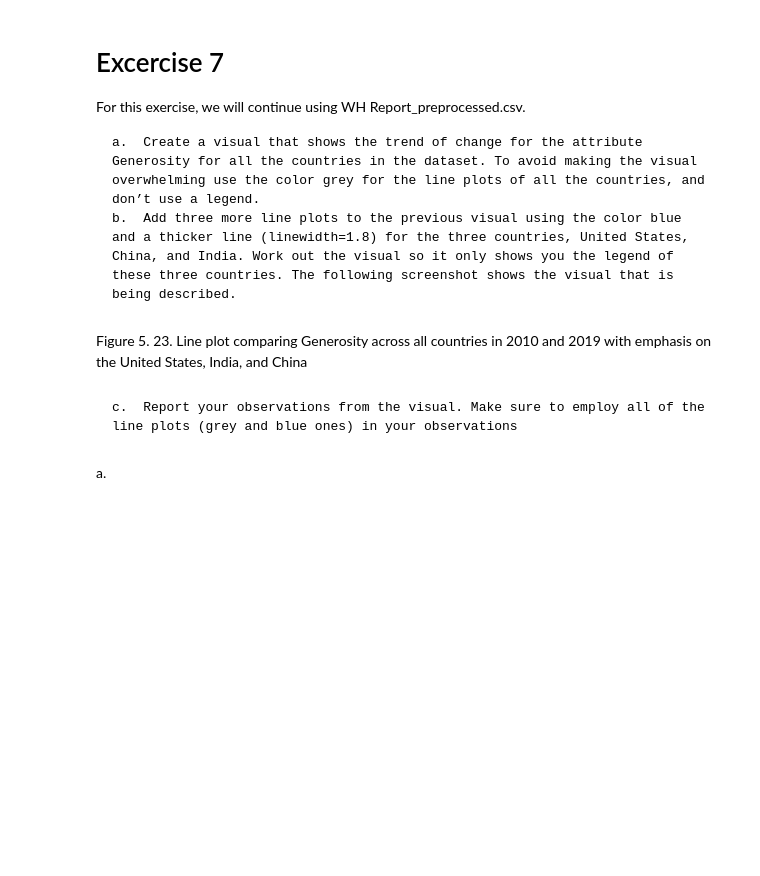
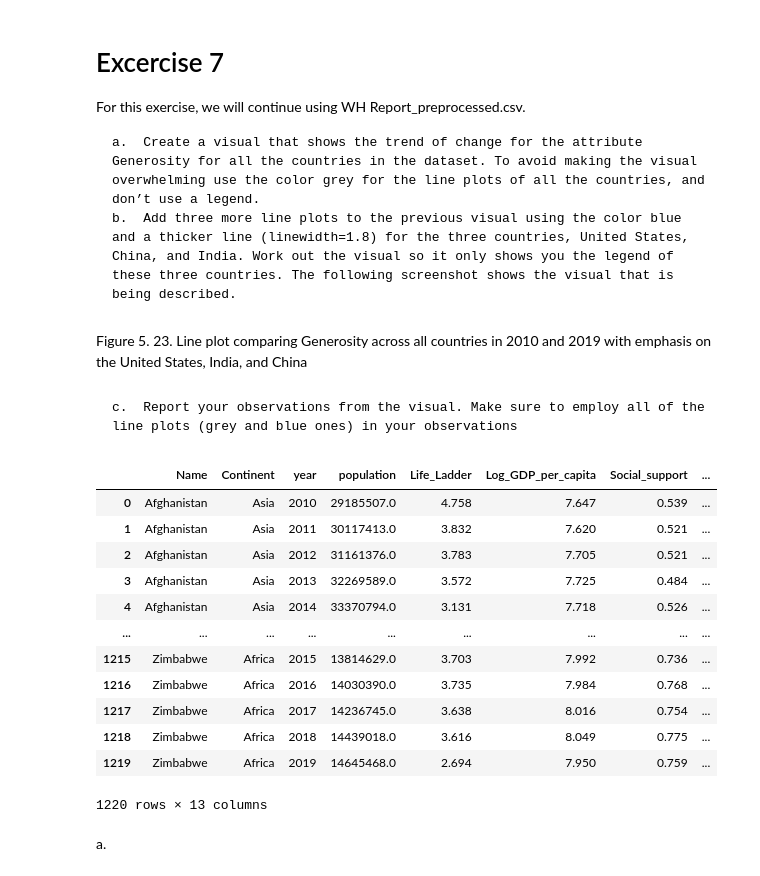
Before and after one commit to kmarsh423/Hands-On-Data-Preprocessing-in-Python, a Jupyter notebook: Chapter05/Chaper 5 Excercises.ipynb, the cells around one changed output. Saved outputs shown, nothing was run; the diff lists cells and outputs as text; code cells hidden in the pictures; blank space fills up the shorter version.

```diff
--- a/Chapter05/Chaper 5 Excercises.ipynb
+++ b/Chapter05/Chaper 5 Excercises.ipynb
@@ -214,5 +207,21 @@ For this exercise, we will continue using WH Report_preprocessed.csv.
 Figure 5. 23. Line plot comparing Generosity across all countries in 2010 and 2019 with emphasis on the United States, India, and China
 # %% [markdown]
     c.	Report your observations from the visual. Make sure to employ all of the line plots (grey and blue ones) in your observations
+# %%
+report_df
+# %% [output]
+|  | Name | Continent | year | population | Life_Ladder | Log_GDP_per_capita | Social_support | ... |
+| 0 | Afghanistan | Asia | 2010 | 29185507.0 | 4.758 | 7.647 | 0.539 | ... |
+| 1 | Afghanistan | Asia | 2011 | 30117413.0 | 3.832 | 7.620 | 0.521 | ... |
+| 2 | Afghanistan | Asia | 2012 | 31161376.0 | 3.783 | 7.705 | 0.521 | ... |
+| 3 | Afghanistan | Asia | 2013 | 32269589.0 | 3.572 | 7.725 | 0.484 | ... |
+| 4 | Afghanistan | Asia | 2014 | 33370794.0 | 3.131 | 7.718 | 0.526 | ... |
+| ... | ... | ... | ... | ... | ... | ... | ... | ... |
+| 1215 | Zimbabwe | Africa | 2015 | 13814629.0 | 3.703 | 7.992 | 0.736 | ... |
+| 1216 | Zimbabwe | Africa | 2016 | 14030390.0 | 3.735 | 7.984 | 0.768 | ... |
+| 1217 | Zimbabwe | Africa | 2017 | 14236745.0 | 3.638 | 8.016 | 0.754 | ... |
+| 1218 | Zimbabwe | Africa | 2018 | 14439018.0 | 3.616 | 8.049 | 0.775 | ... |
+| 1219 | Zimbabwe | Africa | 2019 | 14645468.0 | 2.694 | 7.950 | 0.759 | ... |
+1220 rows × 13 columns
 # %% [markdown]
 a.
```
Also changed, not shown: parts of 6 cells of this notebook.
